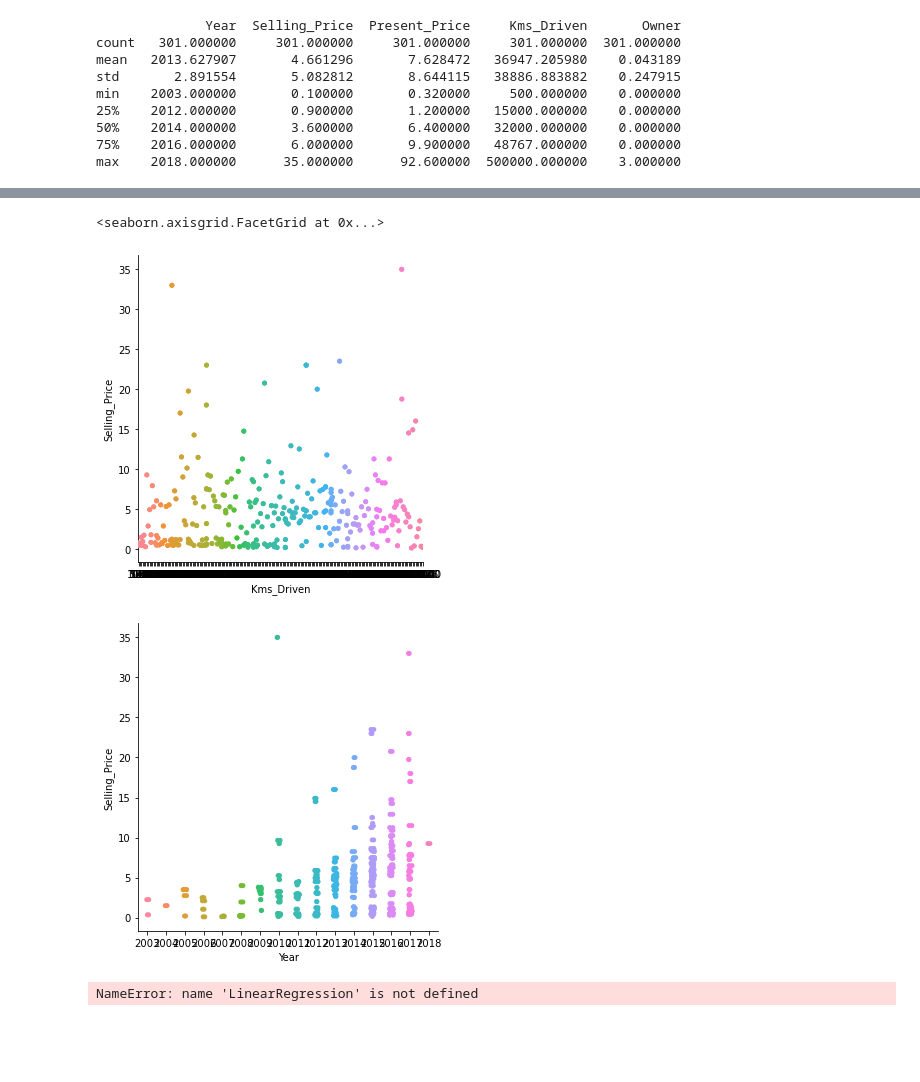
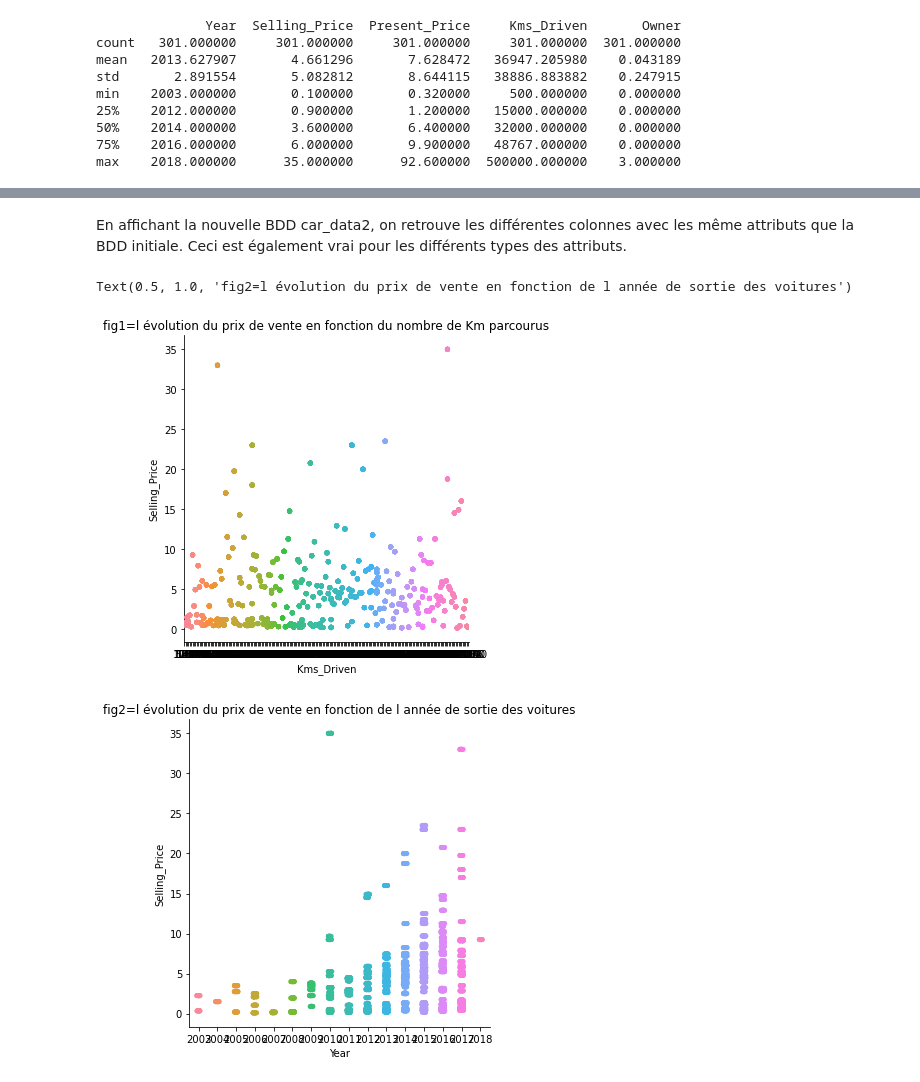
Before and after one commit to WiemHAD/brief-car-data, a Jupyter notebook: brief1.ipynb, the cells around one changed output, grey strips where cells are left out. Drawn from its saved outputs; the diff is of its cells as text; code cells hidden in the pictures; blank space fills up the shorter version.

```diff
--- a/brief1.ipynb
+++ b/brief1.ipynb
@@ -94,0 +110,2 @@ memory usage: 47.2+ KB
+# %% [markdown]
+En affichant la nouvelle BDD car_data2, on retrouve les différentes colonnes avec les même attributs que la BDD initiale. Ceci est également vrai pour les différents types des attributs.
@@ -95,12 +115,9 @@ memory usage: 47.2+ KB
 # %%
-sns.catplot(x='Kms_Driven', y='Selling_Price', data=car_data2) # montrer le lien entre le nombre de km parcouru par chaque voiture
-#et le prix de vente
+sns.catplot(x='Kms_Driven', y='Selling_Price', data=car_data2)
+plt.title('fig1=l évolution du prix de vente en fonction du nombre de Km parcourus')
 sns.catplot(x='Year', y='Selling_Price', data=car_data2)
+plt.title('fig2=l évolution du prix de vente en fonction de l année de sortie des voitures')
 # %% [output]
-<seaborn.axisgrid.FacetGrid at 0x...>
+Text(0.5, 1.0, 'fig2=l évolution du prix de vente en fonction de l année de sortie des voitures')
-[figure, old version]
+[figure, new version]
-[figure, old version]
+[figure, new version]
-# %%
-RegLean = modeleReg=LinearRegression(car_data2)
-# %% [output]
-NameError: name 'LinearRegression' is not defined
```
Also changed, not shown: parts of 19 cells of this notebook.
